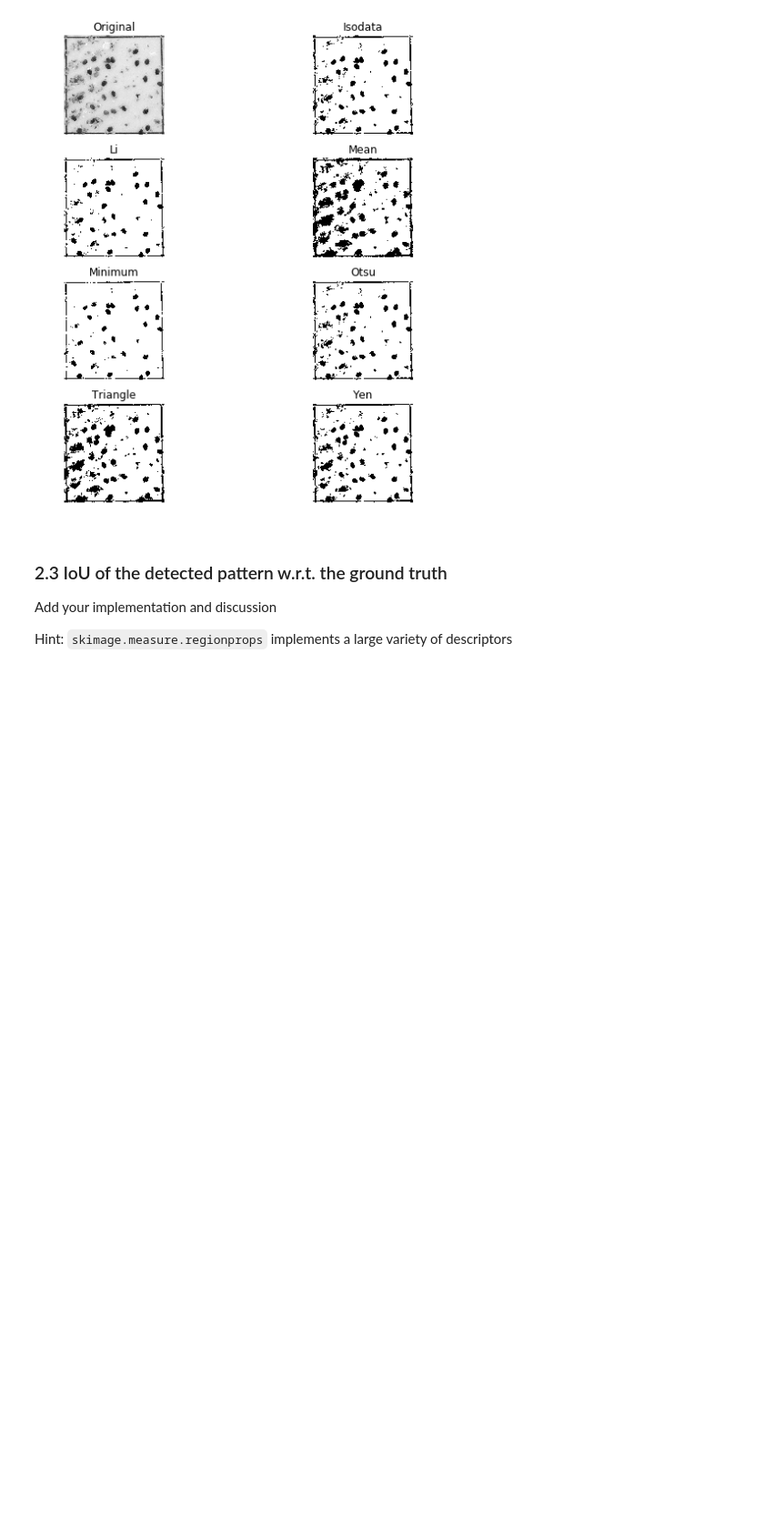
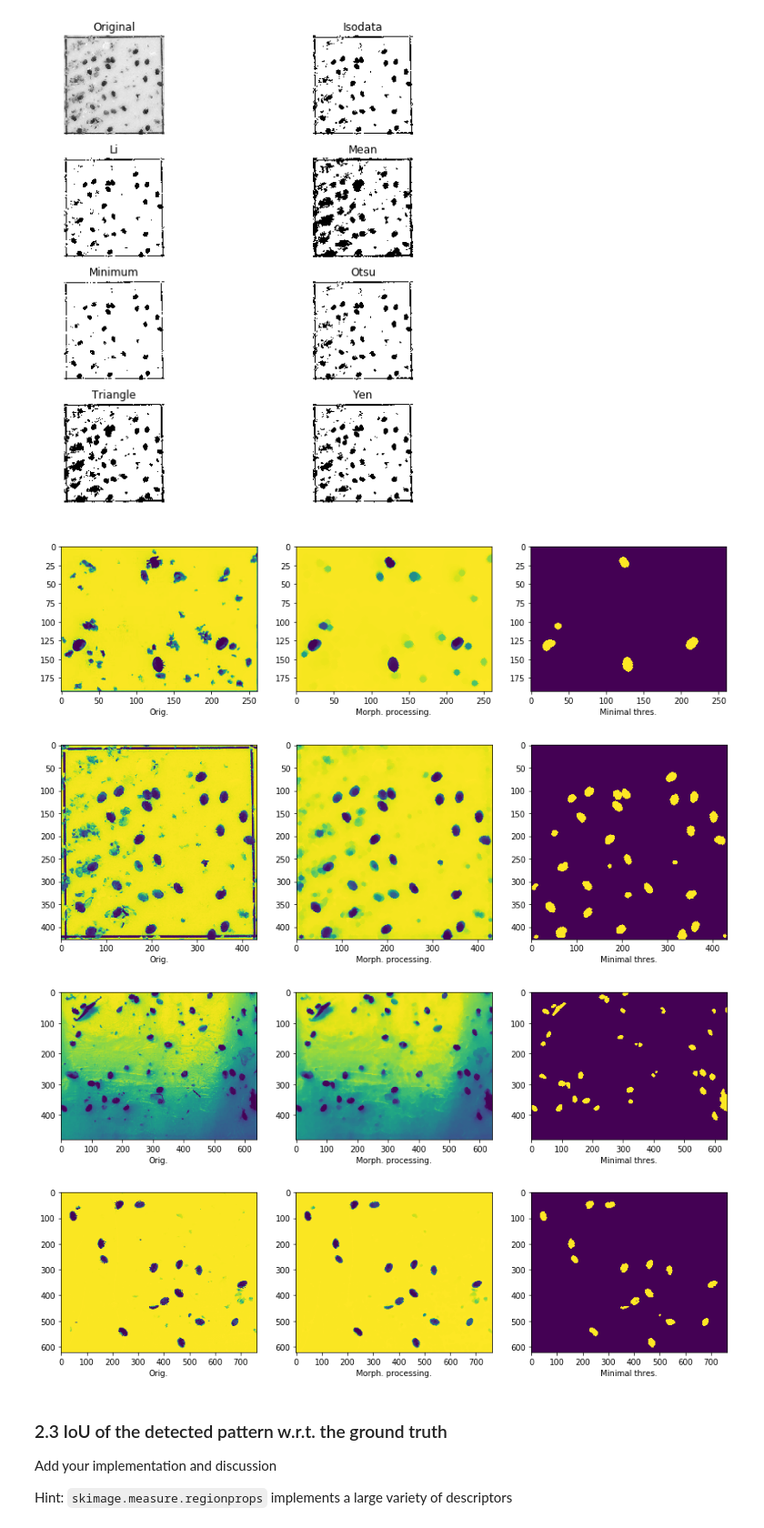
Before and after one commit to hellgheast/Image_analysis, a Jupyter notebook: lab_01_273605_test.ipynb, the cells around one changed output. Shown at 91% size. Cells and saved outputs as stored; diff of their text form; code cells hidden in the pictures; blank space fills up the shorter version.

```diff
--- a/lab_01_273605_test.ipynb
+++ b/lab_01_273605_test.ipynb
@@ -478,39 +478,44 @@ def pipeline(rgb_input_img):
 
 
     # Plot the results
-    plot_processing = False
+    plot_processing = True
     if True == plot_processing:
         fig, axes = plt.subplots(ncols=3, figsize=(15, 15))
         ax = axes.ravel()
 
         ax[0].imshow(input_img)
         ax[0].set_xlabel('Orig.')
 
         ax[1].imshow(morph_img)
         ax[1].set_xlabel('Morph. processing.')
 
         ax[2].imshow(bin_min)
         ax[2].set_xlabel('Minimal thres.')
         plt.show()
 
 
     # Assign the output to final processing
     output = bin_min
 
     return output
 
 def label_varroa_region(input_image):
     """ Input  : Binary image of detected varroa
         Output : Multiples labellised regions of the image"""
     output_labels,num_labels = label(input_image,return_num=True,connectivity=None)
     return output_labels
 
 label_list = []
 
 for img in ic:
     bin_img = pipeline(img)
     output_labels = label_varroa_region(bin_img)
     label_list.append(output_labels)
+# %% [output]
+[figure, added]
+[figure, added]
+[figure, added]
+[figure, added]
 # %% [markdown]
 ### 2.3 IoU of the detected pattern w.r.t. the ground truth
 
```
Also changed, not shown: parts of 2 cells of this notebook.
